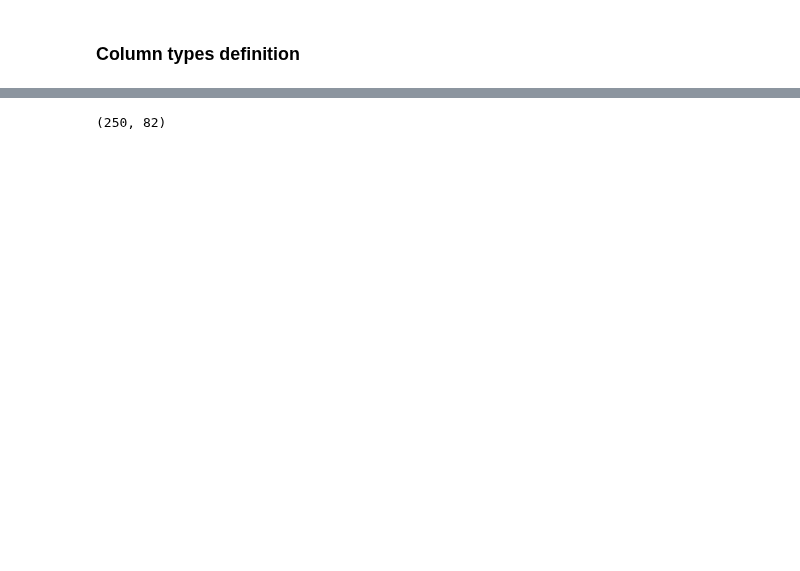
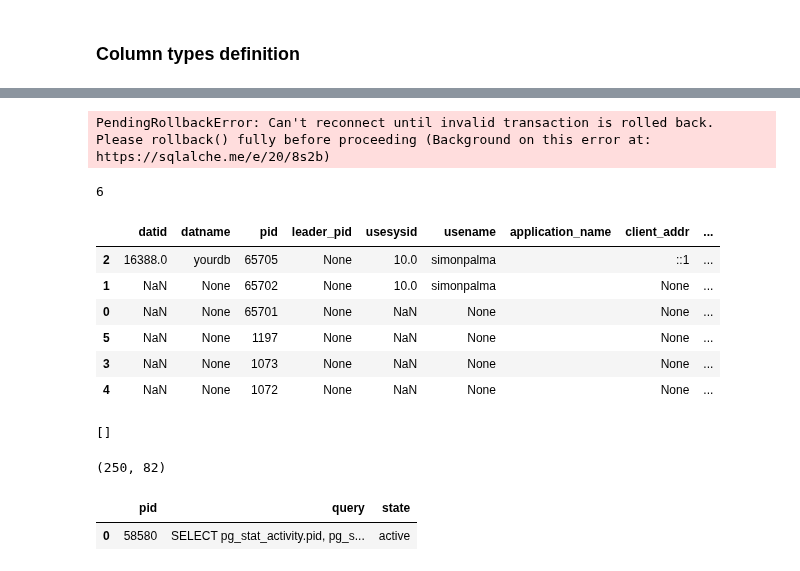
Before and after one commit to simonjpc/value_investment, a Jupyter notebook: various-tests-extraction-system-design.ipynb, the cells around one changed output, grey strips where cells are left out. Cells and saved outputs as stored; diff of their text form; code cells hidden in the pictures; blank space fills up the shorter version.

```diff
--- a/various-tests-extraction-system-design.ipynb
+++ b/various-tests-extraction-system-design.ipynb
@@ -221,0 +228,23 @@ connection.close()
+# %%
+# to check active connections
+query = "SELECT * FROM pg_stat_activity;"
+with engine.connect() as connection:
+    #connection.execution_options(isolation_level="AUTOCOMMIT")
+    #op = connection.execute(text(query))
+    df = pd.read_sql(query, con=connection)
+# %% [output]
+PendingRollbackError: Can't reconnect until invalid transaction is rolled back.  Please rollback() fully before proceeding (Background on this error at: https://sqlalche.me/e/20/8s2b)
+# %%
+len(df)
+# %% [output]
+6
+# %%
+df.sort_values(by="backend_start", ascending=False)
+# %% [output]
+|  | datid | datname | pid | leader_pid | usesysid | usename | application_name | client_addr | ... |
+| 2 | 16388.0 | yourdb | 65705 | None | 10.0 | simonpalma |  | ::1 | ... |
+| 1 | NaN | None | 65702 | None | 10.0 | simonpalma |  | None | ... |
+| 0 | NaN | None | 65701 | None | NaN | None |  | None | ... |
+| 5 | NaN | None | 1197 | None | NaN | None |  | None | ... |
+| 3 | NaN | None | 1073 | None | NaN | None |  | None | ... |
+| 4 | NaN | None | 1072 | None | NaN | None |  | None | ... |
@@ -222,3 +263,7 @@ connection.close()
+# %%
+op
+# %% [output]
+[]
 # %%
 df.shape
 # %% [output]
@@ -231,0 +287,5 @@ with engine.connect() as connection:
+# %%
+df
+# %% [output]
+|  | pid | query | state |
+| 0 | 58580 | SELECT pg_stat_activity.pid, pg_s... | active |
```
Also changed, not shown: parts of 8 cells of this notebook.
